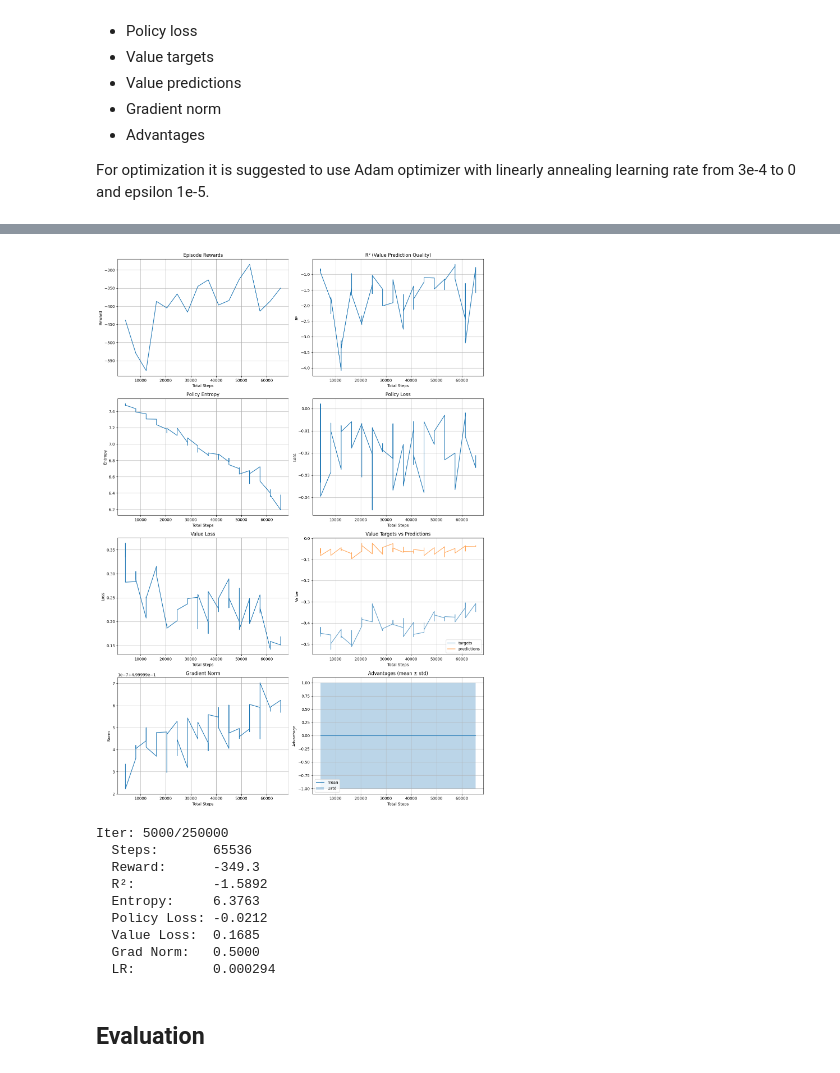
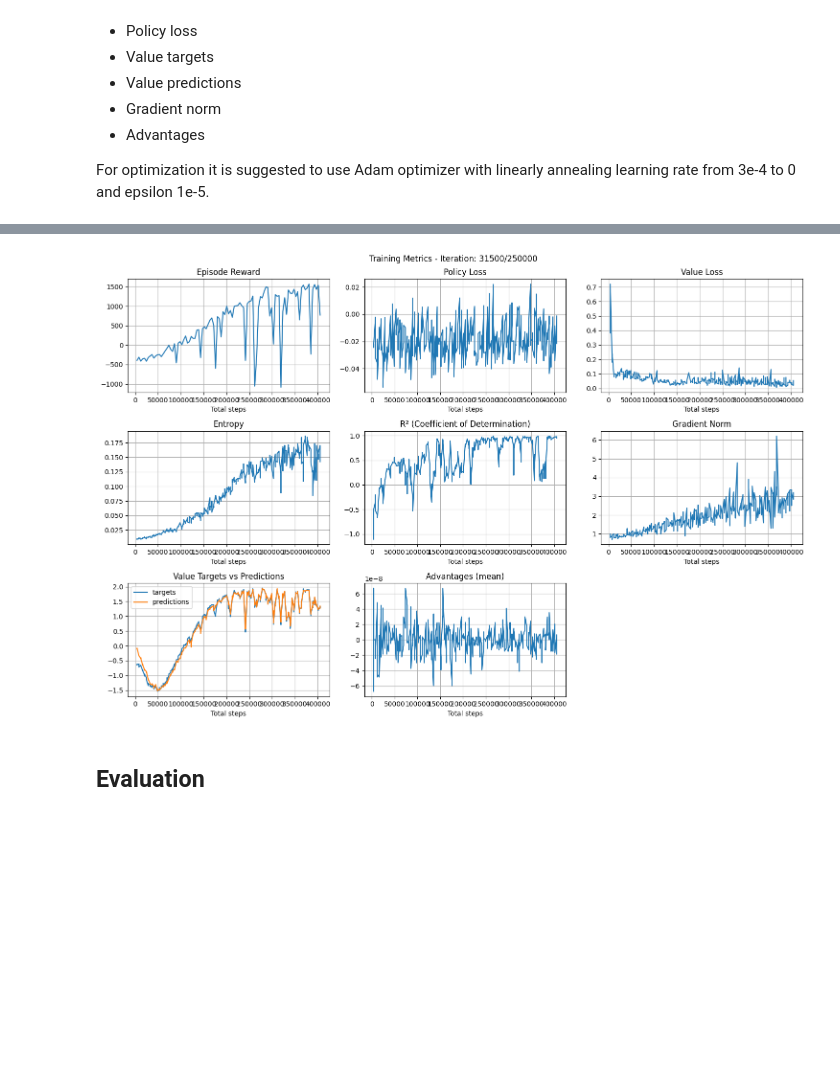
Before and after one commit to MoiseevRoman/RL-course, a Jupyter notebook: hw4/ppo.ipynb, the cells around one changed output, grey strips where cells are left out. Saved outputs shown, nothing was run; the diff lists cells and outputs as text; code cells hidden in the pictures; blank space fills up the shorter version.

```diff
--- a/hw4/ppo.ipynb
+++ b/hw4/ppo.ipynb
@@ -612,7 +613,7 @@ class PPO:
     def value_loss(self, trajectory, act):
         """Computes and returns value loss on a given trajectory."""
         #<YOUR_CODE>
-        values = torch.tensor(act['values'], dtype=torch.float32, device="cuda")
+        values = act['values']
         value_targets = torch.tensor(trajectory['value_targets'], dtype=torch.float32, device="cuda")
         values_old = torch.tensor(trajectory['values'], dtype=torch.float32, device="cuda")
         l_simple = (values - value_targets) ** 2
@@ -630,17 +631,17 @@ class PPO:
 
         p_loss = self.policy_loss(trajectory, act)
         v_loss = self.value_loss(trajectory, act)
-        return p_loss + self.value_loss_coef * v_loss
+        return p_loss + self.value_loss_coef * v_loss, p_loss, v_loss
 
     def step(self, trajectory):
         """Computes the loss function and performs a single gradient step."""
         #<YOUR_CODE>
         self.optimizer.zero_grad()
 
-        loss = self.loss(trajectory)
+        loss, policy_loss, value_loss = self.loss(trajectory)
         loss.backward()
 
-        nn.utils.clip_grad_norm_(
+        grad_norm = nn.utils.clip_grad_norm_(
             self.policy.model.parameters(), self.max_grad_norm
         )
 
@@ -714,11 +691,4 @@ KeyboardInterrupt:
 # %%
-import matplotlib.pyplot as plt
-import numpy as np
-from tqdm import tqdm
-from IPython.display import clear_output
-from sklearn.metrics import r2_score
-
-# Lists to store metrics
 steps = []
 rewards = []
 policy_losses = []
@@ -733,29 +703,24 @@ value_predictions_list = []
 for i in tqdm(range(n_iter)):
     trajectory = sampler.get_next()
 
-    # Calculate metrics before update
     values_pred = trajectory['values']
     value_targets = trajectory['value_targets']
     advantages = trajectory['advantages']
 
-    # Calculate entropy from trajectory (assuming you have access to log_probs)
-    # If not available in trajectory, you'll need to calculate it differently
     log_probs = trajectory.get('log_probs', np.zeros_like(advantages))
     entropy = -np.mean(log_probs * np.exp(log_probs)) if len(log_probs) > 0 else 0
 
-    # Calculate R² score
     r2 = r2_score(value_targets, values_pred)
 
-    # Perform PPO step and get loss values
     loss_value, pol_loss, val_loss, grad_norm = ppo.step(trajectory)
 
-    # Store metrics
+
     if (i + 1) % 100 == 0:
         clear_output(True)
 
-        rewards.append(vec_env.env.env.env.return_queue[-1] if hasattr(vec_env.env.env.env, 'return_queue') else 0)
+        rewards.append(vec_env.env.env.env.return_queue[-1])
         steps.append(sampler.runner.step_var)
-        policy_losses.append(pol_loss)  # Will be updated after step
+        policy_losses.append(pol_loss)
         value_losses.append(val_loss)
         entropies.append(entropy)
         r2_scores.append(r2)
@@ -764,81 +729,62 @@ for i in tqdm(range(n_iter)):
         value_targets_list.append(np.mean(value_targets))
         value_predictions_list.append(np.mean(values_pred))
 
-    sched.step()
-
-    # Plot every 1000 iterations
-    if (i + 1) % 1000 == 0 and len(steps) > 0:
         fig, axes = plt.subplots(3, 3, figsize=(15, 10))
         fig.suptitle(f'Training Metrics - Iteration: {i+1}/{n_iter}')
 
-        # Episode Reward
         axes[0, 0].plot(steps, rewards)
         axes[0, 0].set_title('Episode Reward')
         axes[0, 0].set_xlabel('Total steps')
         axes[0, 0].grid(True)
 
-        # Policy Loss
         axes[0, 1].plot(steps, policy_losses)
         axes[0, 1].set_title('Policy Loss')
         axes[0, 1].set_xlabel('Total steps')
         axes[0, 1].grid(True)
 
-        # Value Loss
         axes[0, 2].plot(steps, value_losses)
         axes[0, 2].set_title('Value Loss')
         axes[0, 2].set_xlabel('Total steps')
         axes[0, 2].grid(True)
 
-        # Entropy
         axes[1, 0].plot(steps, entropies)
         axes[1, 0].set_title('Entropy')
         axes[1, 0].set_xlabel('Total steps')
         axes[1, 0].grid(True)
 
-        # R² Score
         axes[1, 1].plot(steps, r2_scores)
         axes[1, 1].set_title('R² (Coefficient of Determination)')
         axes[1, 1].set_xlabel('Total steps')
         axes[1, 1].grid(True)
 
-        # Gradient Norm
         axes[1, 2].plot(steps, gradient_norms)
         axes[1, 2].set_title('Gradient Norm')
         axes[1, 2].set_xlabel('Total steps')
         axes[1, 2].grid(True)
 
-        # Value Targets vs Predictions
         axes[2, 0].plot(steps, value_targets_list, label='targets')
         axes[2, 0].plot(steps, value_predictions_list, label='predictions')
         axes[2, 0].set_title('Value Targets vs Predictions')
         axes[2, 0].set_xlabel('Total steps')
         axes[2, 0].legend()
         axes[2, 0].grid(True)
 
-        # Advantages (mean)
         axes[2, 1].plot(steps, advantages_means)
         axes[2, 1].set_title('Advantages (mean)')
         axes[2, 1].set_xlabel('Total steps')
         axes[2, 1].grid(True)
 
-        # Hide unused subplot
         axes[2, 2].axis('off')
 
         plt.tight_layout()
         plt.show()
 
+    sched.step()
+
+
 print(f"Training completed! Final reward: {rewards[-1] if rewards else 'N/A'}")
 # %% [output]
-[figure, old version]
+[figure, new version]
-Iter: 5000/250000
-  Steps:       65536
-  Reward:      -349.3
-  R²:          -1.5892
-  Entropy:     6.3763
-  Policy Loss: -0.0212
-  Value Loss:  0.1685
-  Grad Norm:   0.5000
-  LR:          0.000294
 # %% [markdown]
 ## Evaluation
 # %%
```
Also changed, not shown: parts of 4 cells of this notebook.
